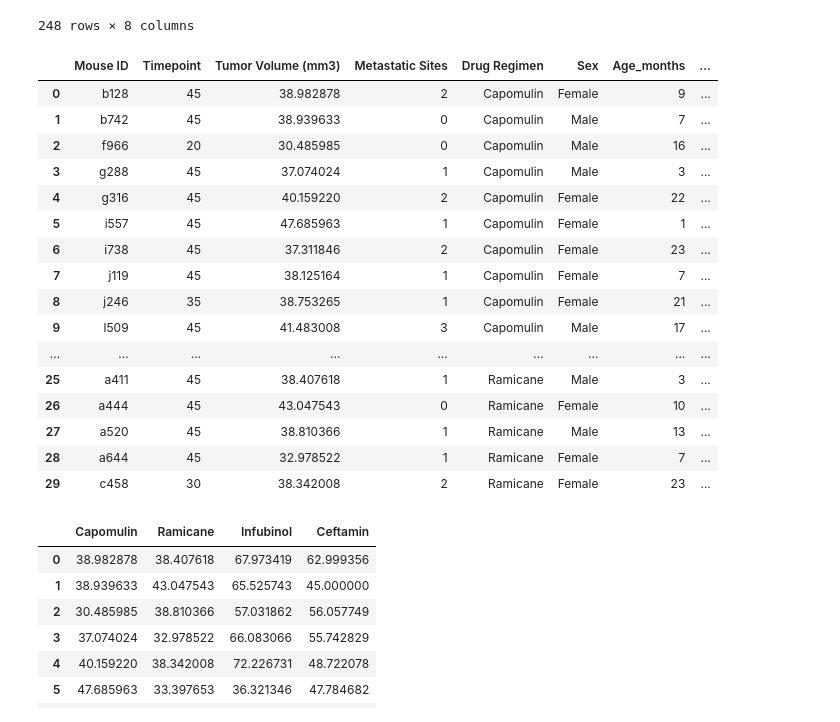
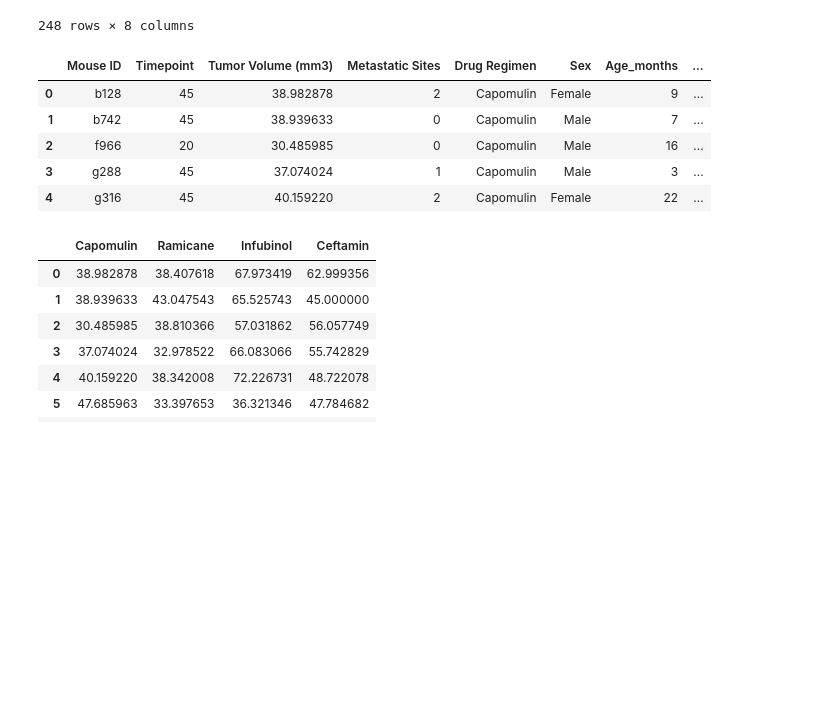
Before and after one commit to PamFernandez/matplotlib-challenge, a Jupyter notebook: pymaceuticals_starter (1).ipynb, the cells around one changed output. Drawn from its saved outputs; the diff is of its cells as text; code cells hidden in the pictures; blank space fills up the shorter version.

```diff
--- a/pymaceuticals_starter (1).ipynb
+++ b/pymaceuticals_starter (1).ipynb
@@ -277,45 +285,34 @@ final_tumor_vol_df
 #    Capomulin, Ramicane, Infubinol, and Ceftamin
 
 
 #reduced_kickstarter_df = reduced_kickstarter_df.loc[(
 #    reduced_kickstarter_df["pledged"] > 0)]
 #reduced_kickstarter_df.head()
 
 cap_df = final_tumor_vol_df.loc[(
     final_tumor_vol_df['Drug Regimen']=='Capomulin')]
 
 ram_df = final_tumor_vol_df.loc[(
     final_tumor_vol_df['Drug Regimen']=='Ramicane')]
 
 inf_df = final_tumor_vol_df.loc[(
     final_tumor_vol_df['Drug Regimen']=='Infubinol')]
 
 cef_df = final_tumor_vol_df.loc[(
     final_tumor_vol_df['Drug Regimen']=='Ceftamin')]
 
 
 cap_ram_df = cap_df.append(ram_df, ignore_index=True)
 cap_ram_inf_df = cap_ram_df.append(inf_df, ignore_index=True)
 cap_ram_inf_cef_df = cap_ram_inf_df.append(cef_df, ignore_index=True)
-cap_ram_inf_cef_df.head(30)
+cap_ram_inf_cef_df.head()
 # %% [output]
 |  | Mouse ID | Timepoint | Tumor Volume (mm3) | Metastatic Sites | Drug Regimen | Sex | Age_months | ... |
 | 0 | b128 | 45 | 38.982878 | 2 | Capomulin | Female | 9 | ... |
 | 1 | b742 | 45 | 38.939633 | 0 | Capomulin | Male | 7 | ... |
 | 2 | f966 | 20 | 30.485985 | 0 | Capomulin | Male | 16 | ... |
 | 3 | g288 | 45 | 37.074024 | 1 | Capomulin | Male | 3 | ... |
 | 4 | g316 | 45 | 40.159220 | 2 | Capomulin | Female | 22 | ... |
-| 5 | i557 | 45 | 47.685963 | 1 | Capomulin | Female | 1 | ... |
-| 6 | i738 | 45 | 37.311846 | 2 | Capomulin | Female | 23 | ... |
-| 7 | j119 | 45 | 38.125164 | 1 | Capomulin | Female | 7 | ... |
-| 8 | j246 | 35 | 38.753265 | 1 | Capomulin | Female | 21 | ... |
-| 9 | l509 | 45 | 41.483008 | 3 | Capomulin | Male | 17 | ... |
-| ... | ... | ... | ... | ... | ... | ... | ... | ... |
-| 25 | a411 | 45 | 38.407618 | 1 | Ramicane | Male | 3 | ... |
-| 26 | a444 | 45 | 43.047543 | 0 | Ramicane | Female | 10 | ... |
-| 27 | a520 | 45 | 38.810366 | 1 | Ramicane | Male | 13 | ... |
-| 28 | a644 | 45 | 32.978522 | 1 | Ramicane | Female | 7 | ... |
-| 29 | c458 | 30 | 38.342008 | 2 | Ramicane | Female | 23 | ... |
 # %%
 # Put treatments into a list for for loop (and later for plot labels)
 treatments = ['Capomulin', 'Ramicane', 'Infubinol', 'Ceftamin']
```
Also changed, not shown: parts of 18 cells of this notebook, 1 other file.
